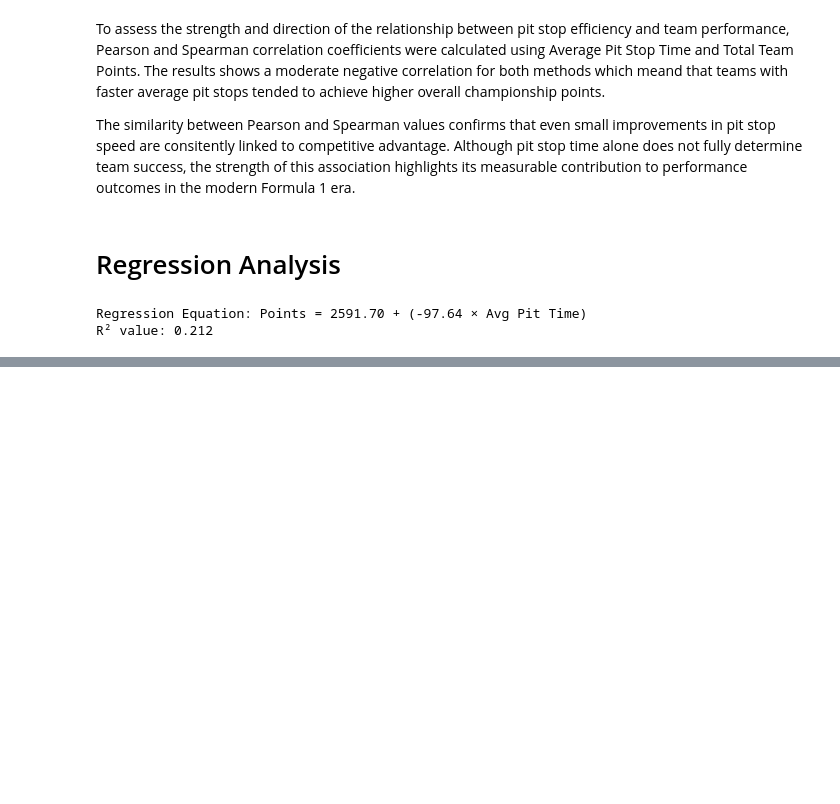
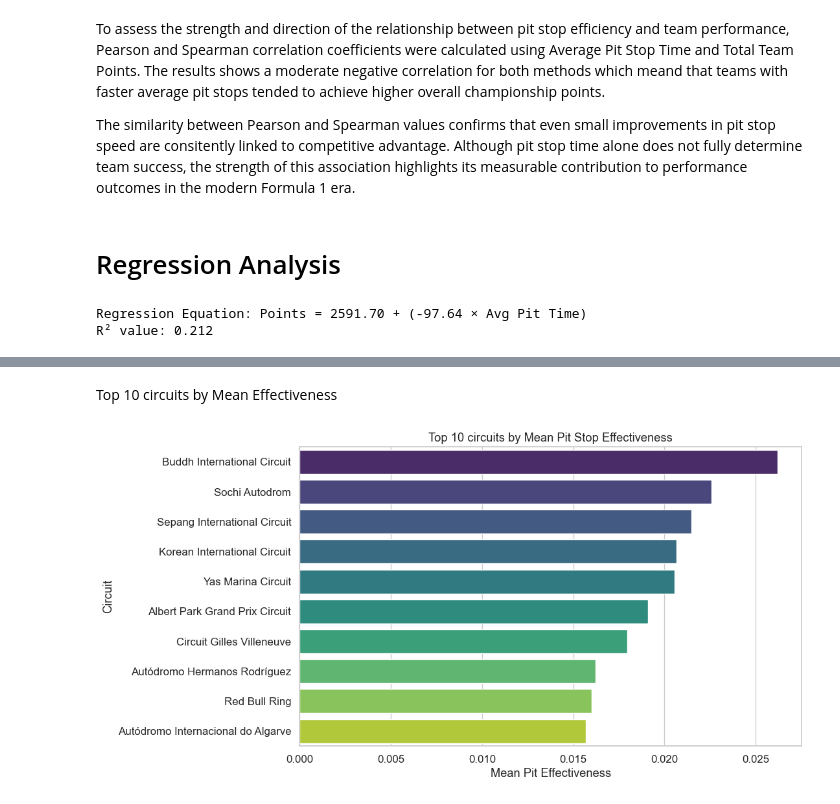
Before and after one commit to mahaejaz2699/Dissertation, a Jupyter notebook: data.ipynb, the cells around one changed output, grey strips where cells are left out. Saved outputs shown, nothing was run; the diff lists cells and outputs as text; code cells hidden in the pictures; blank space fills up the shorter version.

```diff
--- a/data.ipynb
+++ b/data.ipynb
@@ -2403,0 +2424,17 @@ OptionError: "No such keys(s): 'mode.use_inf_as_null'"
+# %% [markdown]
+Top 10 circuits by Mean Effectiveness
+# %%
+circuit_summary = (
+    merged.groupby(['circuit_name'], as_index=False)
+        .agg(mean_pit_effectiveness=('pit_effectiveness','mean'))
+        .sort_values('mean_pit_effectiveness',ascending=False)
+)
+
+plt.figure(figsize=(10,6))
+sns.barplot(y='circuit_name',x='mean_pit_effectiveness',data=circuit_summary.head(10),palette='viridis')
+plt.title('Top 10 circuits by Mean Pit Stop Effectiveness')
+plt.xlabel('Mean Pit Effectiveness')
+plt.ylabel('Circuit')
+plt.show()
+# %% [output]
+[figure, added]
```
Also changed, not shown: parts of 64 cells of this notebook.
